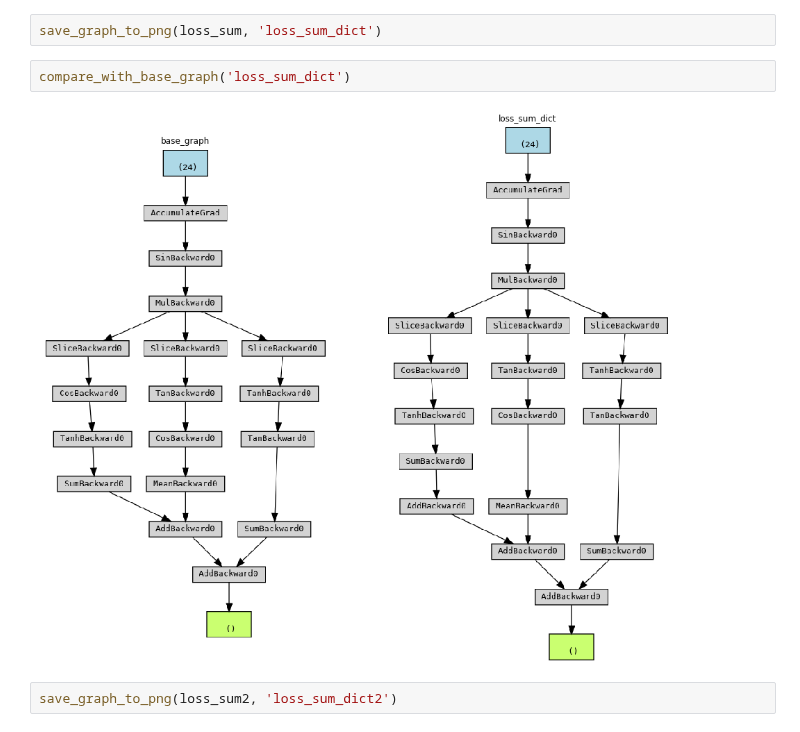
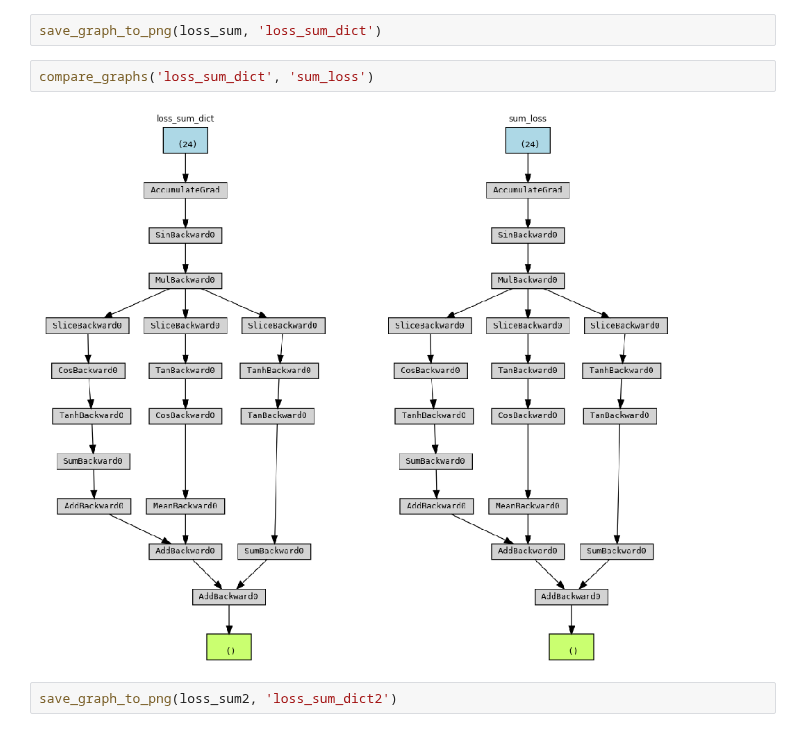
Before and after one commit to Chularev/articles, a Jupyter notebook: torch_losses_sum.ipynb, the cells around one changed output. Saved outputs shown, nothing was run; the diff lists cells and outputs as text.

```diff
--- a/torch_losses_sum.ipynb
+++ b/torch_losses_sum.ipynb
@@ -275,9 +293,9 @@ loss_sum = sum(loss for loss in losses.values())
 loss_sum2 = sum(losses.values())
 # %%
 save_graph_to_png(loss_sum, 'loss_sum_dict')
-# %%
-compare_with_base_graph('loss_sum_dict')
-# %% [output]
-[figure, removed]
+# %%
+compare_graphs('loss_sum_dict', 'sum_loss')
+# %% [output]
+[figure, added]
 # %%
 save_graph_to_png(loss_sum2, 'loss_sum_dict2')
```
Also changed, not shown: parts of 12 cells of this notebook.
